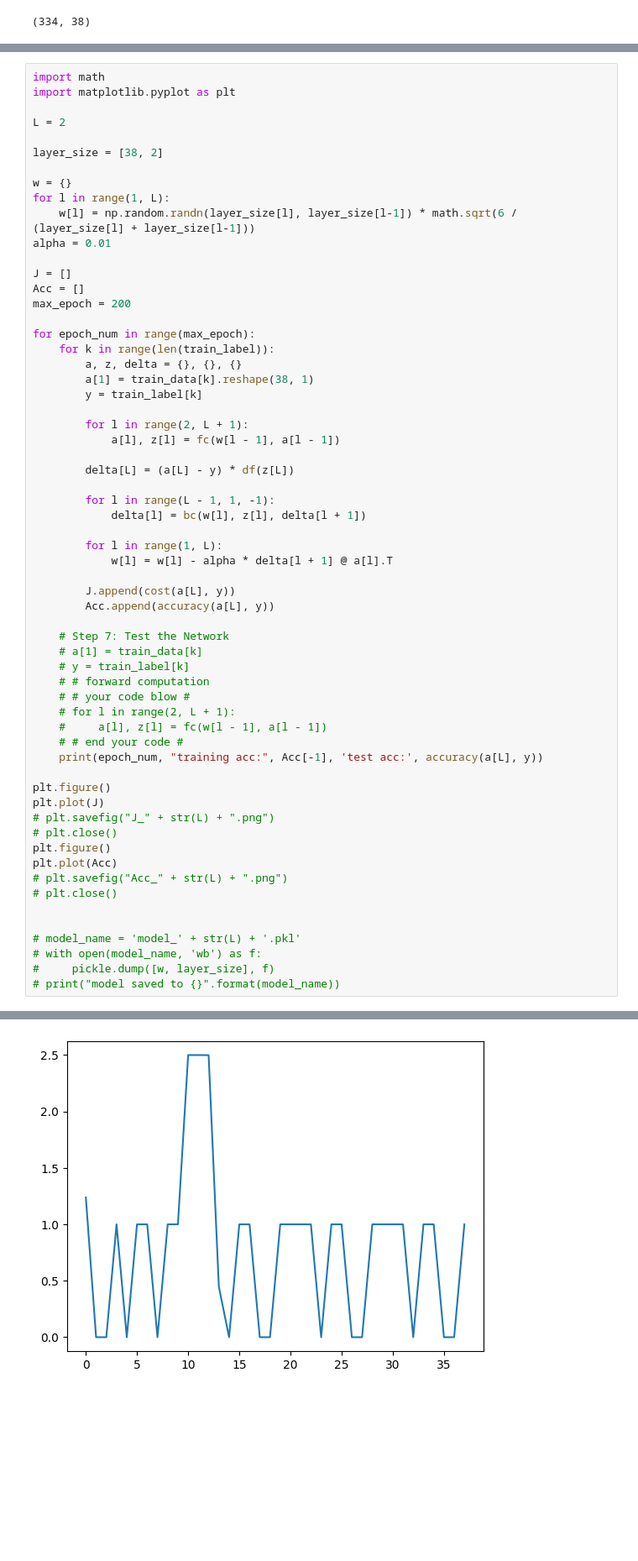
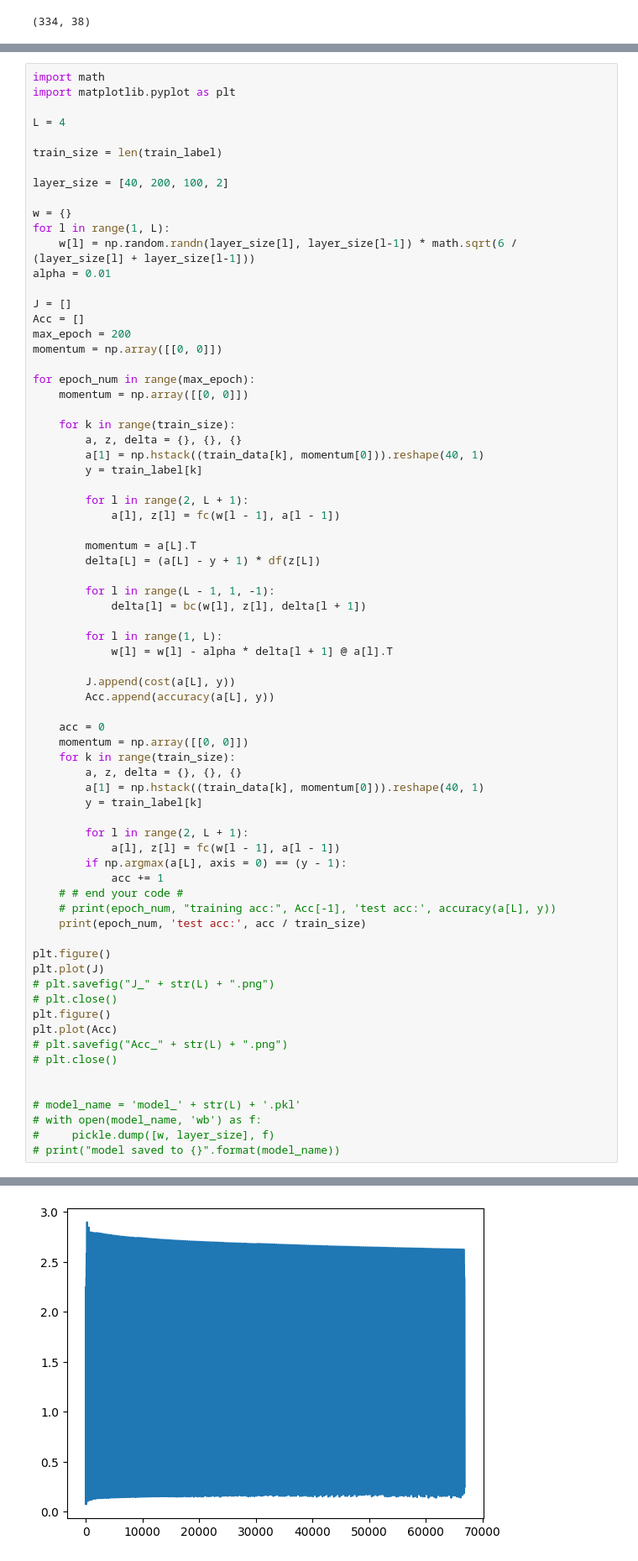
Before and after one commit to junqi1121/MCM-ICM, a Jupyter notebook: test (2).ipynb, the cells around one changed output, grey strips where cells are left out. Shown at 84% size. Saved outputs shown, nothing was run; the diff lists cells and outputs as text; blank space fills up the shorter version.

```diff
--- a/test (2).ipynb
+++ b/test (2).ipynb
@@ -482,9 +877,11 @@ def accuracy(a, y):
 import math
 import matplotlib.pyplot as plt
 
-L = 2
+L = 4
 
-layer_size = [38, 2]
+train_size = len(train_label)
+
+layer_size = [40, 200, 100, 2]
 
 w = {}
 for l in range(1, L):
@@ -494,17 +891,21 @@ alpha = 0.01
 J = []
 Acc = []
 max_epoch = 200
+momentum = np.array([[0, 0]])
 
 for epoch_num in range(max_epoch):
-    for k in range(len(train_label)):
+    momentum = np.array([[0, 0]])
+
+    for k in range(train_size):
         a, z, delta = {}, {}, {}
-        a[1] = train_data[k].reshape(38, 1)
+        a[1] = np.hstack((train_data[k], momentum[0])).reshape(40, 1)
         y = train_label[k]
 
         for l in range(2, L + 1):
             a[l], z[l] = fc(w[l - 1], a[l - 1])
 
-        delta[L] = (a[L] - y) * df(z[L])
+        momentum = a[L].T
+        delta[L] = (a[L] - y + 1) * df(z[L])
 
         for l in range(L - 1, 1, -1):
             delta[l] = bc(w[l], z[l], delta[l + 1])
@@ -515,15 +916,20 @@ for epoch_num in range(max_epoch):
         J.append(cost(a[L], y))
         Acc.append(accuracy(a[L], y))
 
-    # Step 7: Test the Network
-    # a[1] = train_data[k]
-    # y = train_label[k]
-    # # forward computation
-    # # your code blow #
-    # for l in range(2, L + 1):
-    #     a[l], z[l] = fc(w[l - 1], a[l - 1])
+    acc = 0
+    momentum = np.array([[0, 0]])
+    for k in range(train_size):
+        a, z, delta = {}, {}, {}
+        a[1] = np.hstack((train_data[k], momentum[0])).reshape(40, 1)
+        y = train_label[k]
+
+        for l in range(2, L + 1):
+            a[l], z[l] = fc(w[l - 1], a[l - 1])
+        if np.argmax(a[L], axis = 0) == (y - 1):
+            acc += 1
     # # end your code #
-    print(epoch_num, "training acc:", Acc[-1], 'test acc:', accuracy(a[L], y))
+    # print(epoch_num, "training acc:", Acc[-1], 'test acc:', accuracy(a[L], y))
+    print(epoch_num, 'test acc:', acc / train_size)
 
 plt.figure()
 plt.plot(J)
@@ -560,3 +966,3 @@ plt.plot(Acc)
 [<matplotlib.lines.Line2D at 0x...>]
-[figure, old version]
+[figure, new version]
 [figure]
```
Also changed, not shown: parts of 21 cells of this notebook, 4 other files.
